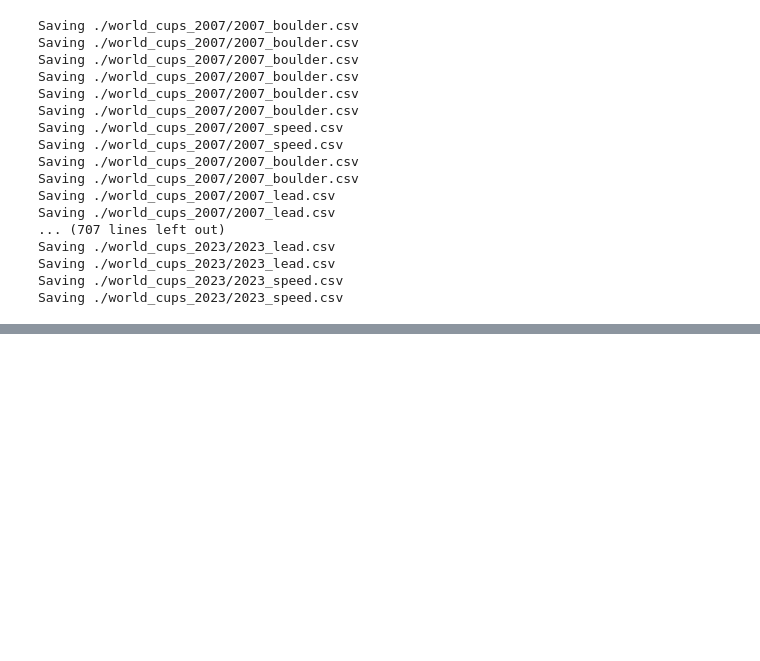
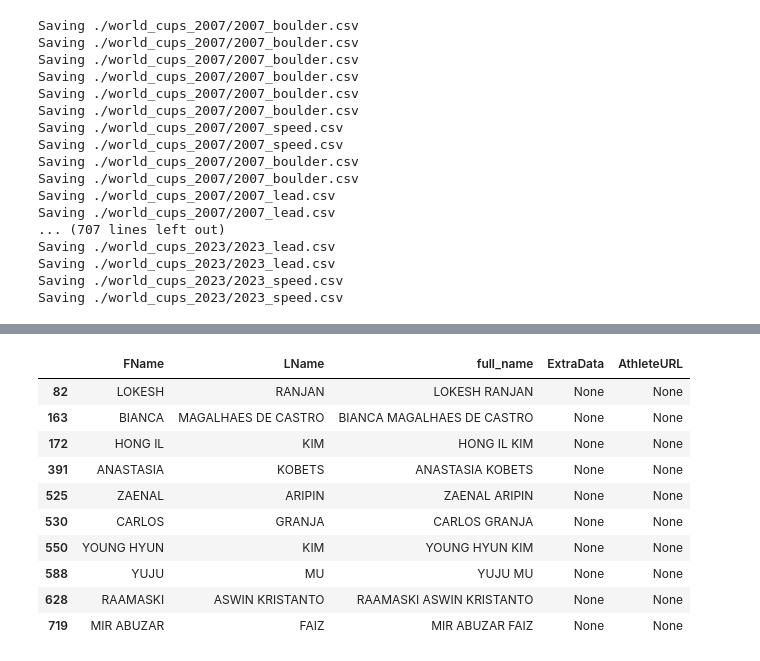
Before and after one commit to lfigil/ifsc-data, a Jupyter notebook: ifsc_sraper.ipynb, the cells around one changed output, grey strips where cells are left out. Drawn from its saved outputs; the diff is of its cells as text; code cells hidden in the pictures; blank space fills up the shorter version.

Commit message:
Scrape athlete information

```diff
--- a/ifsc_sraper.ipynb
+++ b/ifsc_sraper.ipynb
@@ -377,0 +400,3 @@ Saving ./world_cups_2023/2023_speed.csv
+# %%
+# Make a new columns with firs name and last name space separated
+all_athletes['full_name'] = all_athletes['FName'] + ' ' + all_athletes['LName']
@@ -377,0 +419,47 @@ Saving ./world_cups_2023/2023_speed.csv
+# %%
+all_athletes['ExtraData'] = None
+all_athletes['AthleteURL'] = None
+# %%
+for i in range(len(all_athletes)):
+    first_name, last_name = all_athletes['FName'][i], all_athletes['LName'][i]
+    url = f"https://ifsc.results.info/#/athletes?search={first_name}%2520{last_name}"
+
+    options = Options()
+    options.add_argument('--headless')
+    # options.add_argument('--incognito')
+    driver = webdriver.Chrome(options=options)
+    driver.get(url)
+    driver.implicitly_wait(5)
+
+    # Assume that the first entry is always the first match
+    athlete = driver.find_element(By.CLASS_NAME, "athlete-result")
+
+    # Extract the full name from web driver
+    full_name = athlete.text.split('\n')[0].upper()
+
+    if full_name == (first_name + " " + last_name):
+        # Extract the extra data from the driver which includes the country and birth year.
+        data = athlete.text.split('\n')[1]
+
+        # Get the href from driver
+        athlete_url = athlete.find_element(By.CSS_SELECTOR, 'a').get_attribute("href")
+
+        # Add the extracted data to the DataFrame
+        all_athletes.at[i, 'ExtraData'] = data
+        all_athletes.at[i, 'AthleteURL'] = athlete_url
+
+    driver.quit()
+# %%
+all_athletes[all_athletes['ExtraData'].isna()]
+# %% [output]
+|  | FName | LName | full_name | ExtraData | AthleteURL |
+| 82 | LOKESH | RANJAN | LOKESH RANJAN | None | None |
+| 163 | BIANCA | MAGALHAES DE CASTRO | BIANCA MAGALHAES DE CASTRO | None | None |
+| 172 | HONG IL | KIM | HONG IL KIM | None | None |
+| 391 | ANASTASIA | KOBETS | ANASTASIA KOBETS | None | None |
+| 525 | ZAENAL | ARIPIN | ZAENAL ARIPIN | None | None |
+| 530 | CARLOS | GRANJA | CARLOS GRANJA | None | None |
+| 550 | YOUNG HYUN | KIM | YOUNG HYUN KIM | None | None |
+| 588 | YUJU | MU | YUJU MU | None | None |
+| 628 | RAAMASKI | ASWIN KRISTANTO | RAAMASKI ASWIN KRISTANTO | None | None |
+| 719 | MIR ABUZAR | FAIZ | MIR ABUZAR FAIZ | None | None |
```
Also changed, not shown: parts of 4 cells of this notebook.
